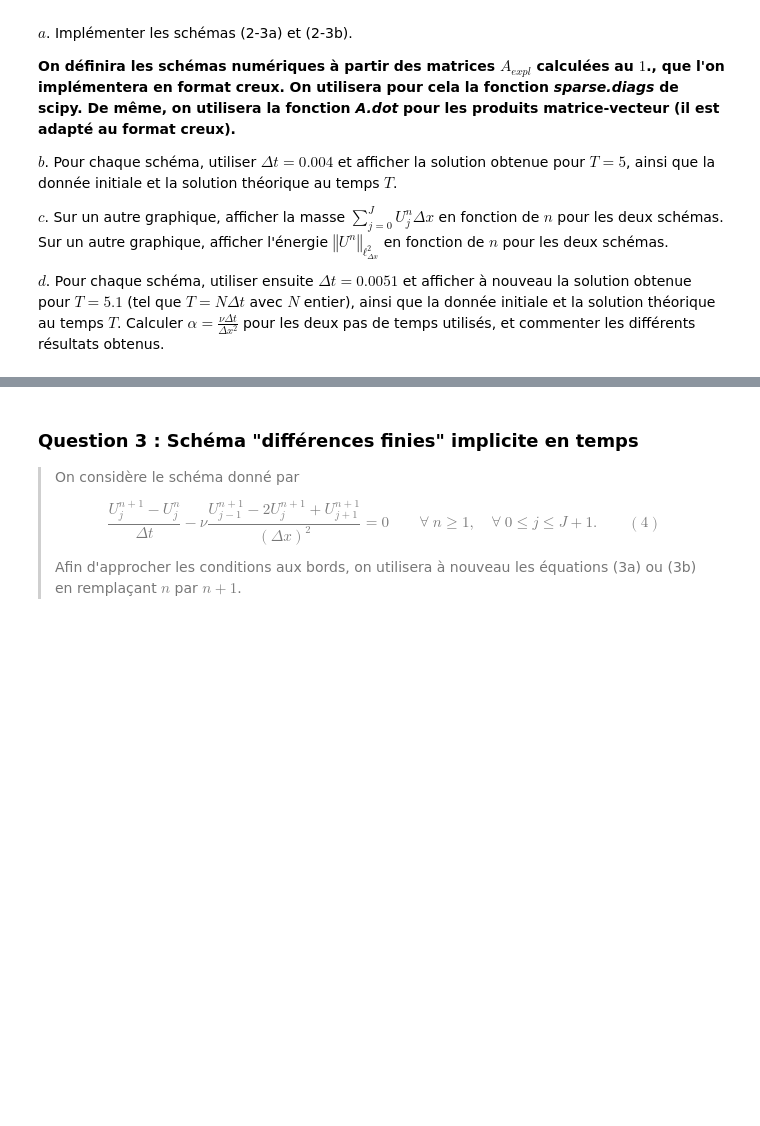
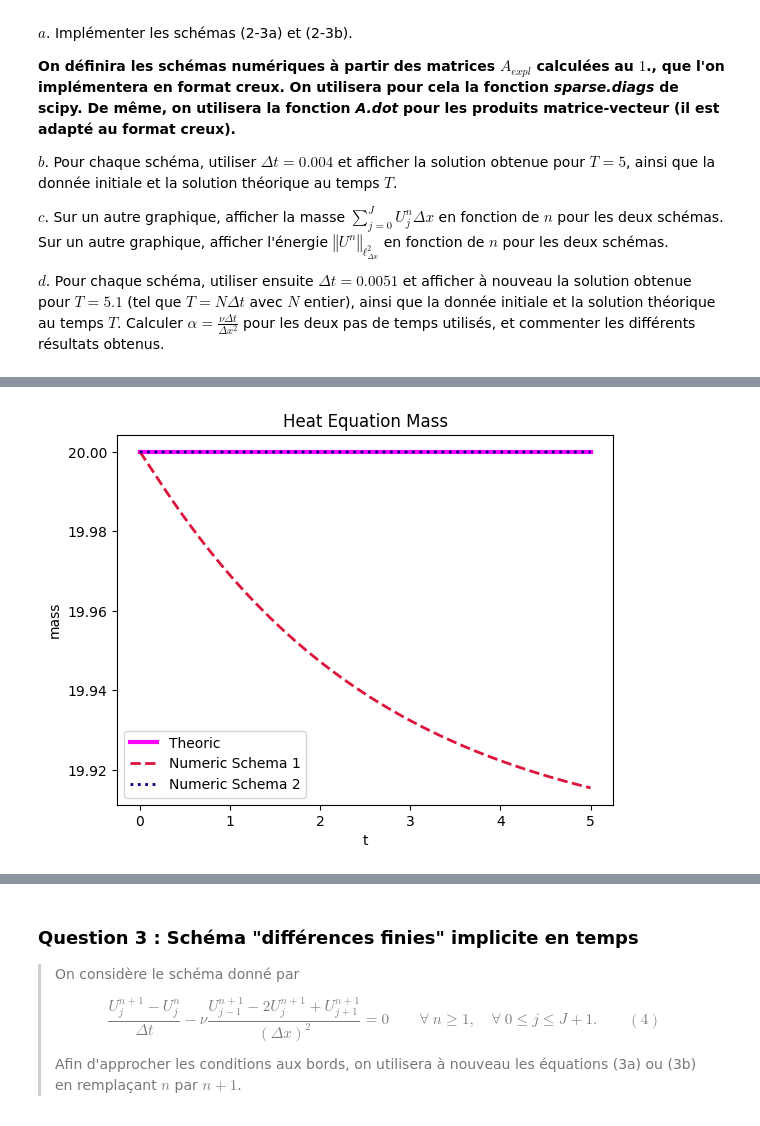
Before and after one commit to Eric-Guerra-Ribeiro/AMP_41012, a Jupyter notebook: pc9.ipynb, the cells around one changed output, grey strips where cells are left out. Drawn from its saved outputs; the diff is of its cells as text; code cells hidden in the pictures; blank space fills up the shorter version.

```diff
--- a/pc9.ipynb
+++ b/pc9.ipynb
@@ -194,8 +194,13 @@ def A_explicite1(alpha, J):
     valeurs de retour:
     A     : matrice A_{expl} correspondant au schéma (2-3a) en format sparse
     """
+    main_diag = (1- 2*alpha)*np.ones(J + 1)
+    main_diag[0] += alpha
+    main_diag[-1] += alpha
 
-    return
+    offset_diag = alpha*np.ones(J)
+
+    return sparse.diags([offset_diag, main_diag, offset_diag], offsets=(-1, 0, 1))
 
 def A_explicite2(alpha, J):
     """
@@ -208,5 +213,9 @@ def A_explicite2(alpha, J):
     valeurs de retour:
     A     : matrice A_{expl} correspondant au schéma (2-3b) en format sparse
     """
+    main_diag = (1 - 2*alpha)*np.ones(J + 1)
 
-    return
+    offset_diag = alpha*np.ones(J)
+    offset_diag[0] += alpha
+
+    return sparse.diags([offset_diag[::-1], main_diag, offset_diag], offsets=(-1, 0, 1))
@@ -251,0 +306,15 @@ def u_th(t, x):
+# %%
+# Tracer la masse des solutions numériques obtenues avec les différents schémas en fonction du temps
+
+mass_theoric = 2*L
+
+plt.title("Heat Equation Mass")
+plt.plot([0, T], [mass_theoric, mass_theoric], color='fuchsia', label='Theoric', linewidth=3)
+plt.plot(time_line, sol1_mass, color='crimson', label='Numeric Schema 1', linewidth=2, linestyle='--')
+plt.plot(time_line, sol2_mass, color='navy', label='Numeric Schema 2', linewidth=2, linestyle=':')
+plt.xlabel("t")
+plt.ylabel("mass")
+plt.legend()
+plt.show()
+# %% [output]
+[figure, added]
```
Also changed, not shown: parts of 43 cells of this notebook.
